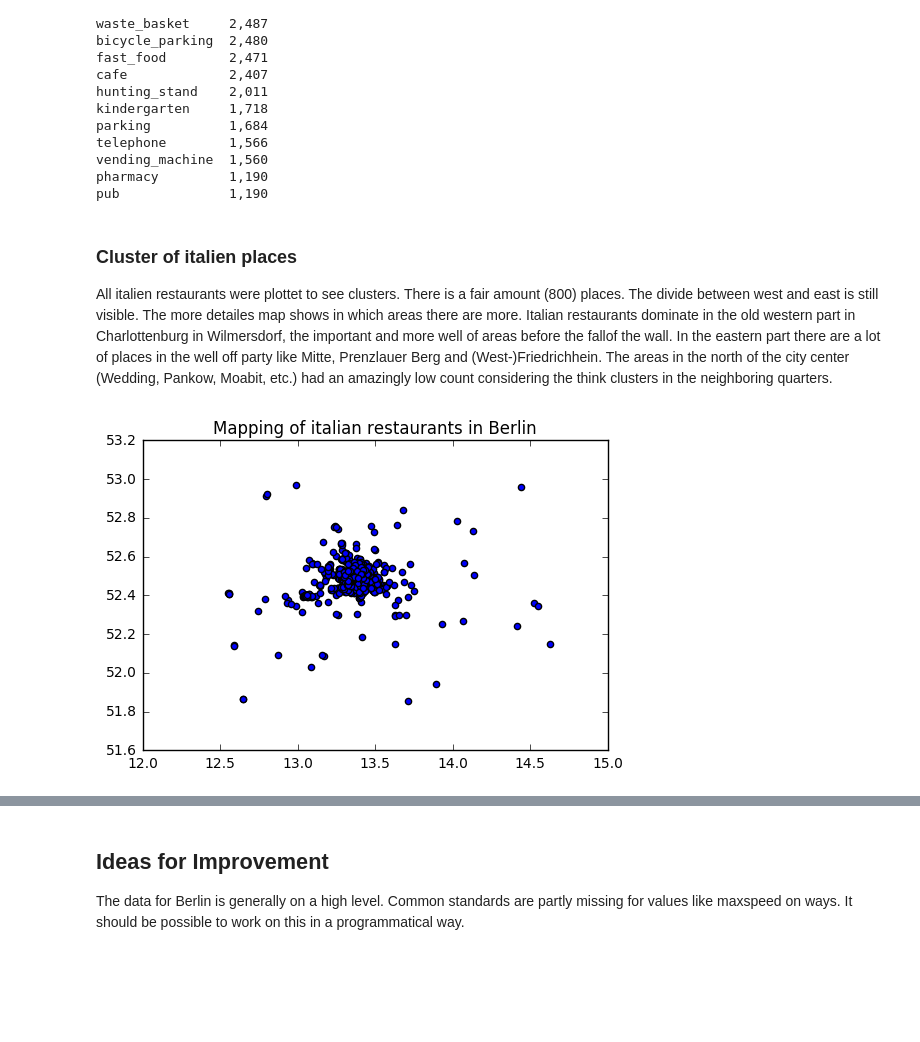
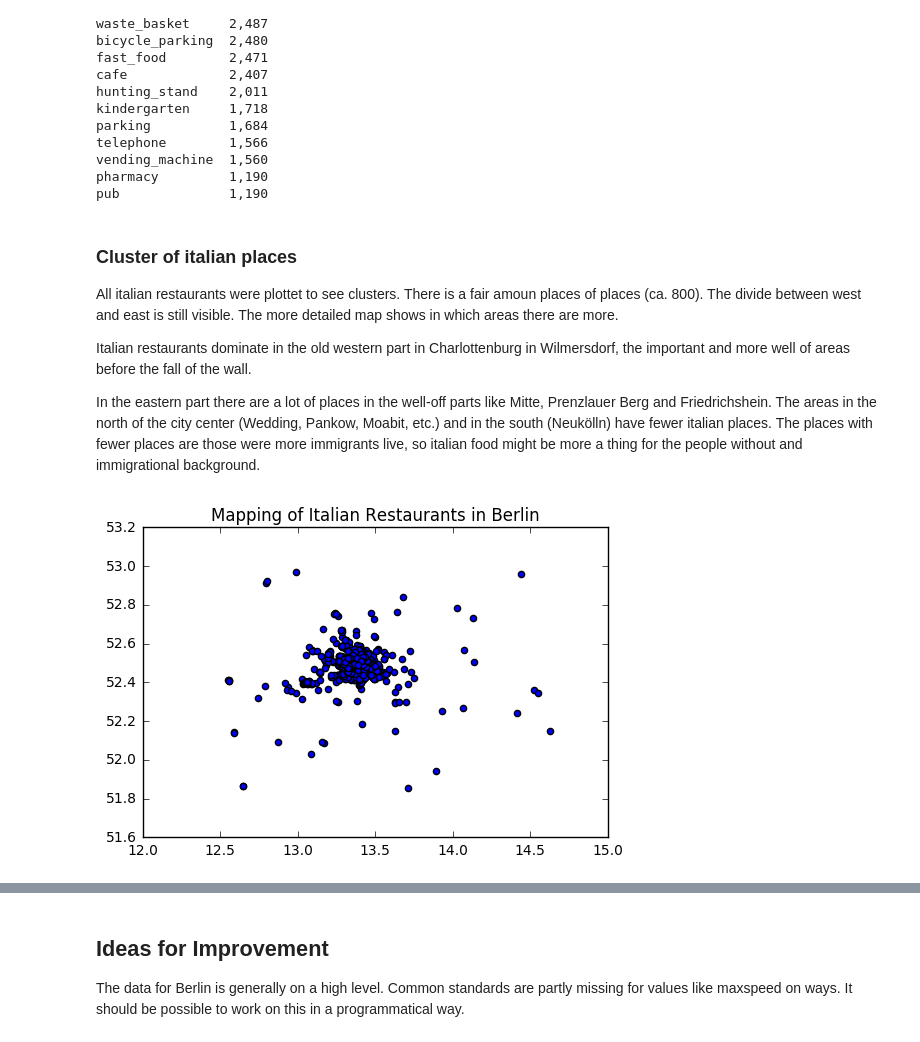
Before and after one commit to eliujulian/OpenStreetMapBerlin, a Jupyter notebook: Berlin.ipynb, the cells around one changed output, grey strips where cells are left out. Saved outputs shown, nothing was run; the diff lists cells and outputs as text; code cells hidden in the pictures; blank space fills up the shorter version.

```diff
--- a/Berlin.ipynb
+++ b/Berlin.ipynb
@@ -735,9 +738,13 @@ vending_machine  1,560
 pharmacy         1,190
 pub              1,190
 # %% [markdown]
-### Cluster of italien places
+### Cluster of italian places
 
-All italien restaurants were plottet to see clusters. There is a fair amount (800) places. The divide between west and east is still visible. The more detailes map shows in which areas there are more. Italian restaurants dominate in the old western part in Charlottenburg in Wilmersdorf, the important and more well of areas before the fallof the wall. In the eastern part there are a lot of places in the well off party like Mitte, Prenzlauer Berg and (West-)Friedrichhein. The areas in the north of the city center (Wedding, Pankow, Moabit, etc.) had an amazingly low count considering the think clusters in the neighboring quarters.
+All italian restaurants were plottet to see clusters. There is a fair amoun places of places (ca. 800). The divide between west and east is still visible. The more detailed map shows in which areas there are more.
+
+Italian restaurants dominate in the old western part in Charlottenburg in Wilmersdorf, the important and more well of areas before the fall of the wall.
+
+In the eastern part there are a lot of places in the well-off parts like Mitte, Prenzlauer Berg and Friedrichshein. The areas in the north of the city center (Wedding, Pankow, Moabit, etc.) and in the south (Neukölln) have fewer italian places. The places with fewer places are those were more immigrants live, so italian food might be more a thing for the people without and immigrational background.
 # %%
 statement = """
 SELECT nodes.lon, nodes.lat
@@ -754,10 +761,10 @@ df['lat'] = [n[1] for n in italian_places]
 df['lon'] = [n[0] for n in italian_places]
 # %%
 plt.scatter([n[0] for n in italian_places], [n[1] for n in italian_places])
-plt.title('Mapping of italian restaurants in Berlin')
+plt.title('Mapping of Italian Restaurants in Berlin')
 plt.show()
 # %% [output]
-[figure, old version]
+[figure, new version]
 # %% [markdown]
 The following map was created with the script italian_places.py
 ![title](italian_cluster.png)
```
Also changed, not shown: parts of 8 cells of this notebook.
